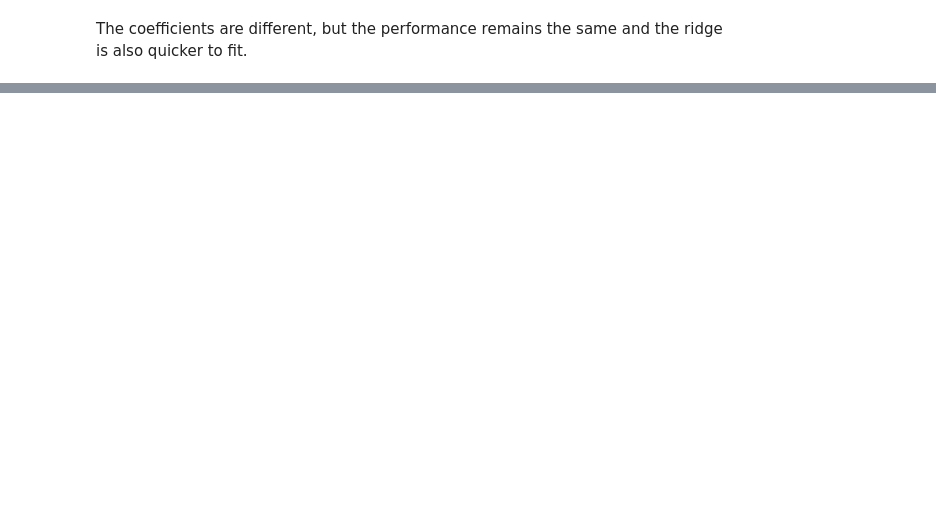
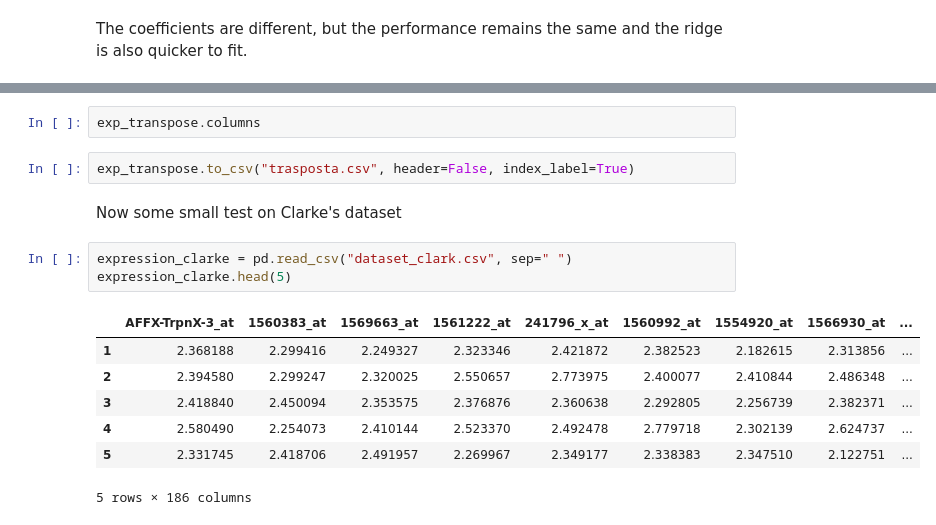
Before and after one commit to annalisaxamin/LBDM, a Jupyter notebook: Python/test_ML.ipynb, the cells around one changed output, grey strips where cells are left out. Drawn from its saved outputs; the diff is of its cells as text; blank space fills up the shorter version.

```diff
--- a/Python/test_ML.ipynb
+++ b/Python/test_ML.ipynb
@@ -278,0 +547,17 @@ The coefficients are different, but the performance remains the same and the rid
+# %%
+exp_transpose.columns
+# %%
+exp_transpose.to_csv("trasposta.csv", header=False, index_label=True)
+# %% [markdown]
+Now some small test on Clarke's dataset
+# %%
+expression_clarke = pd.read_csv("dataset_clark.csv", sep=" ")
+expression_clarke.head(5)
+# %% [output]
+|  | AFFX-TrpnX-3_at | 1560383_at | 1569663_at | 1561222_at | 241796_x_at | 1560992_at | 1554920_at | 1566930_at | ... |
+| 1 | 2.368188 | 2.299416 | 2.249327 | 2.323346 | 2.421872 | 2.382523 | 2.182615 | 2.313856 | ... |
+| 2 | 2.394580 | 2.299247 | 2.320025 | 2.550657 | 2.773975 | 2.400077 | 2.410844 | 2.486348 | ... |
+| 3 | 2.418840 | 2.450094 | 2.353575 | 2.376876 | 2.360638 | 2.292805 | 2.256739 | 2.382371 | ... |
+| 4 | 2.580490 | 2.254073 | 2.410144 | 2.523370 | 2.492478 | 2.779718 | 2.302139 | 2.624737 | ... |
+| 5 | 2.331745 | 2.418706 | 2.491957 | 2.269967 | 2.349177 | 2.338383 | 2.347510 | 2.122751 | ... |
+5 rows × 186 columns
```
Also changed, not shown: parts of 25 cells of this notebook, 17 other files.
